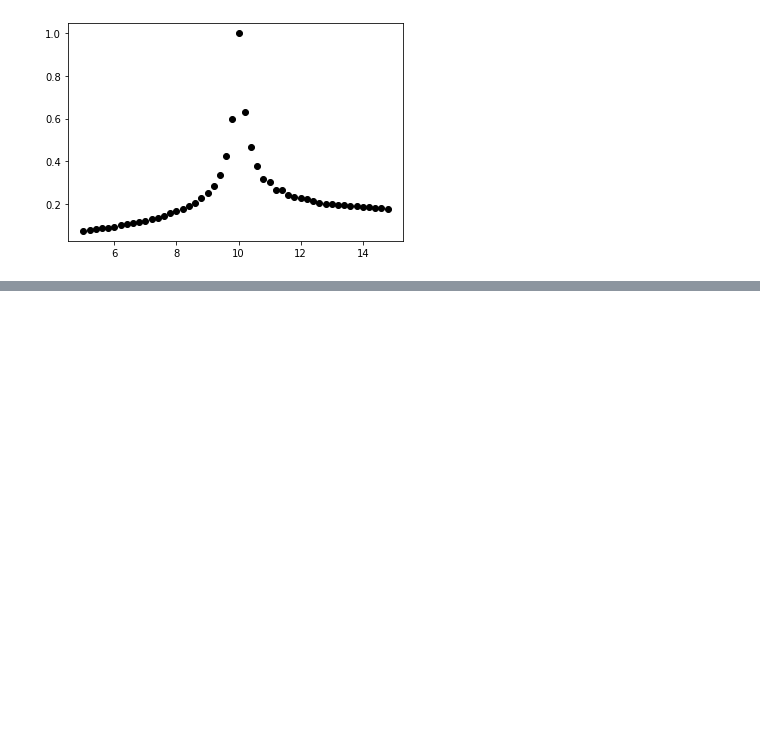
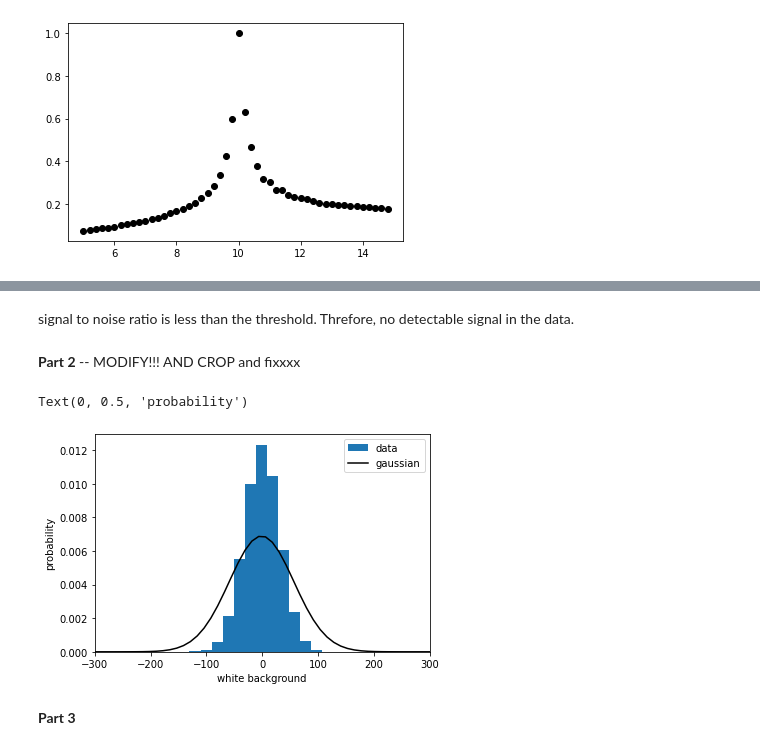
Before and after one commit to margheritawar/PRA3024, a Jupyter notebook: LoadDataFilesGWDA.ipynb, the cells around one changed output, grey strips where cells are left out. Drawn from its saved outputs; the diff is of its cells as text; code cells hidden in the pictures; blank space fills up the shorter version.

```diff
--- a/LoadDataFilesGWDA.ipynb
+++ b/LoadDataFilesGWDA.ipynb
@@ -297,0 +383,26 @@ pylab.plot(masses,ms,'o',color='black');
+# %% [markdown]
+signal to noise ratio is less than the threshold. Threfore, no detectable signal in the data.
+# %% [markdown]
+**Part 2** -- MODIFY!!! AND CROP and fixxxx
+# %%
+#whitening data
+white_data = (strain.to_frequencyseries() / psds**0.5).to_timeseries()
+#histogram of the whitened data
+hist = pylab.hist(white_data,bins=300,density=True,label='data')
+
+#gausiann (data to a normal distribution)
+mean,sd = norm.fit(white_data)
+lns = np.linspace(*limits)
+gauss = norm.pdf(lns,mean,sd)
+#plotting --fix the plotting (or the fitting)
+pylab.plot(lns,gauss,'k',label='gaussian');
+pylab.xlim(*limits);
+pylab.legend();
+# DO TITLE
+pylab.xlabel("white background")
+pylab.ylabel("probability")
+# %% [output]
+Text(0, 0.5, 'probability')
+[figure, added]
+# %% [markdown]
+**Part 3**
```
Also changed, not shown: parts of 16 cells of this notebook.
